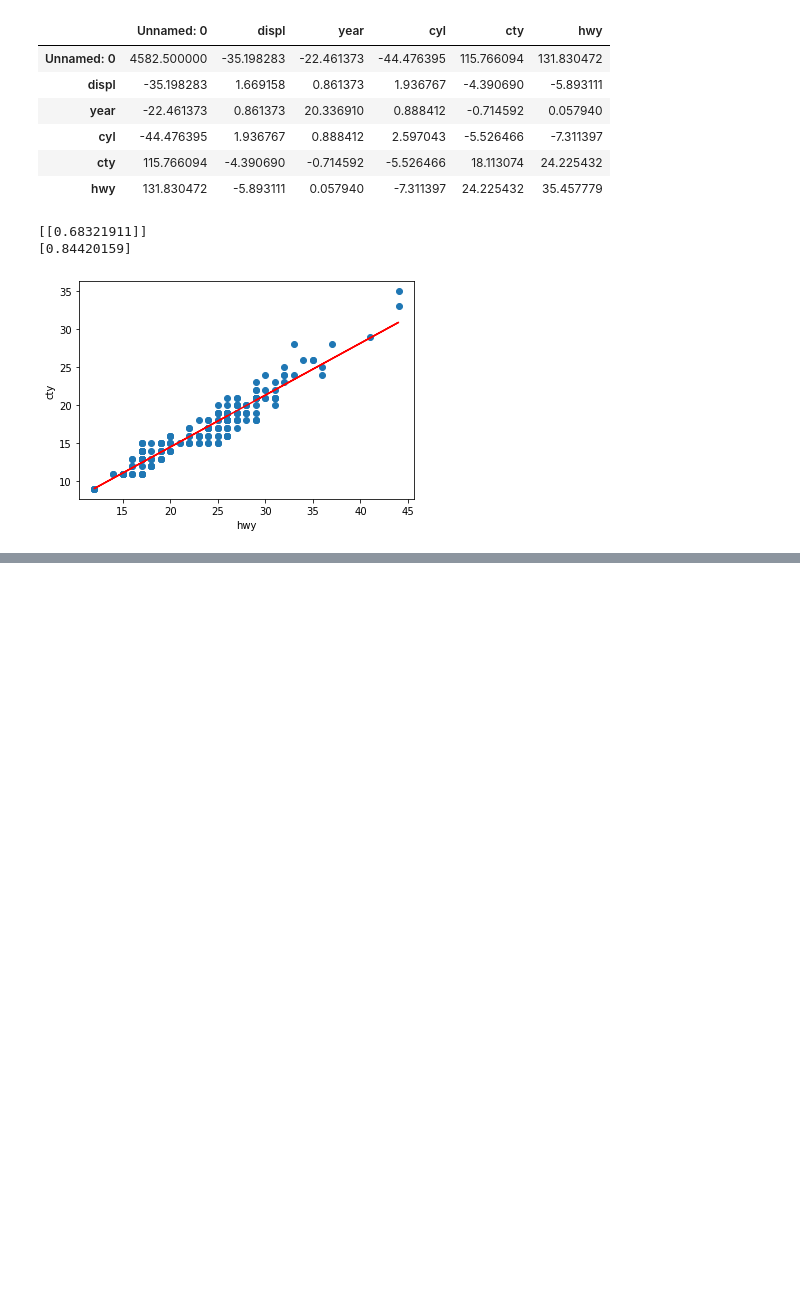
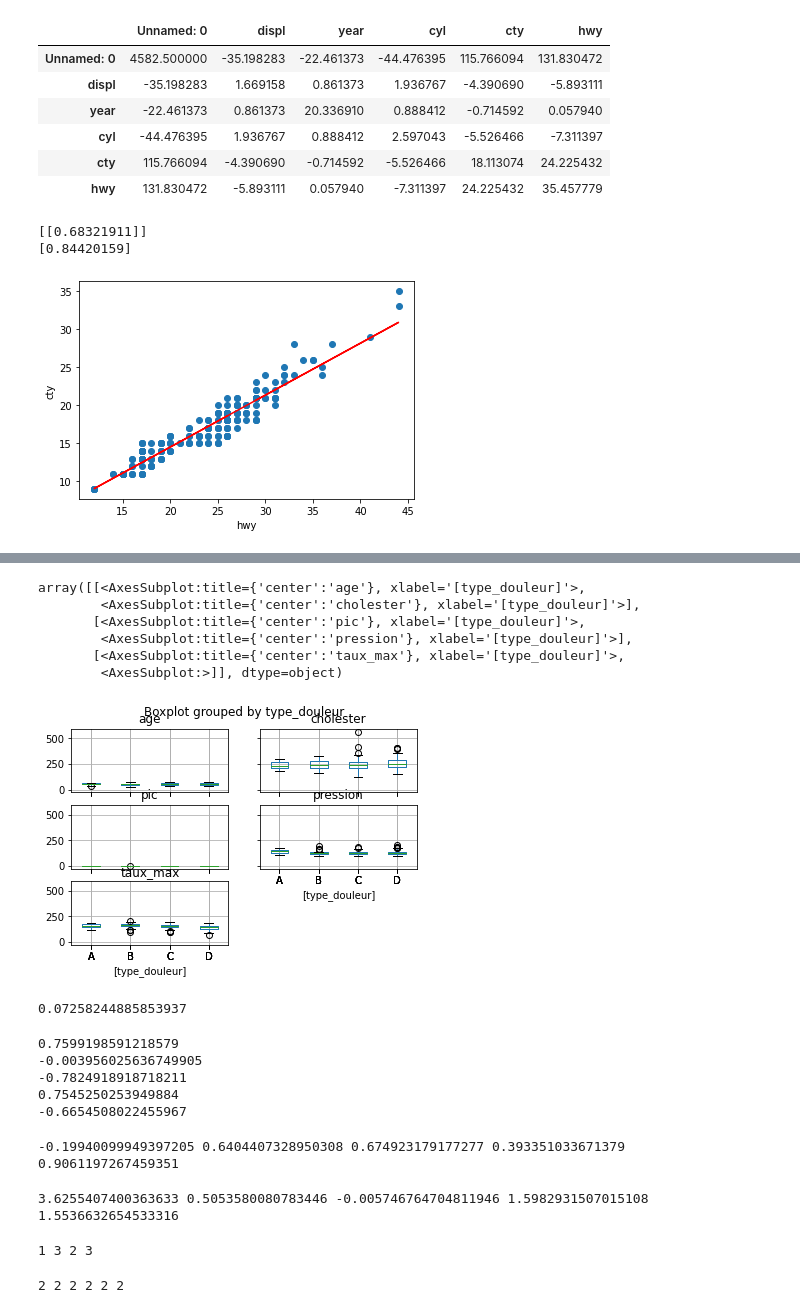
Before and after one commit to aws3ma/tpstatistics, a Jupyter notebook: jupyter notebook for tp statistics.ipynb, the cells around one changed output, grey strips where cells are left out. Saved outputs shown, nothing was run; the diff lists cells and outputs as text; code cells hidden in the pictures; blank space fills up the shorter version.

```diff
--- a/sceance 1.ipynb
+++ b/jupyter notebook for tp statistics.ipynb
@@ -338,0 +405,46 @@ plt.show()
+# %%
+df.boxplot(by='type_douleur')
+# %% [output]
+array([[<AxesSubplot:title={'center':'age'}, xlabel='[type_douleur]'>,
+        <AxesSubplot:title={'center':'cholester'}, xlabel='[type_douleur]'>],
+       [<AxesSubplot:title={'center':'pic'}, xlabel='[type_douleur]'>,
+        <AxesSubplot:title={'center':'pression'}, xlabel='[type_douleur]'>],
+       [<AxesSubplot:title={'center':'taux_max'}, xlabel='[type_douleur]'>,
+        <AxesSubplot:>]], dtype=object)
+[figure, added]
+# %%
+import random as r
+alea=r.uniform(-1,1)
+alea
+# %% [output]
+0.07258244885853937
+# %%
+for i in range(5):
+    alea=r.uniform(-1,1)
+    print(alea)
+# %% [output]
+0.7599198591218579
+-0.003956025636749905
+-0.7824918918718211
+0.7545250253949884
+-0.6654508022455967
+# %%
+l=np.random.uniform(-1,1,5)
+print(*l)
+# %% [output]
+-0.19940099949397205 0.6404407328950308 0.674923179177277 0.393351033671379 0.9061197267459351
+# %%
+l=np.random.normal(1,2,5)
+print(*l)
+# %% [output]
+3.6255407400363633 0.5053580080783446 -0.005746764704811946 1.5982931507015108 1.5536632654533316
+# %%
+l=np.random.poisson(3,4)
+print(*l)
+# %% [output]
+1 3 2 3
+# %%
+l=np.random.binomial(2,1,6)
+print(*l)
+# %% [output]
+2 2 2 2 2 2
```
Also changed, not shown: parts of 9 cells of this notebook.
